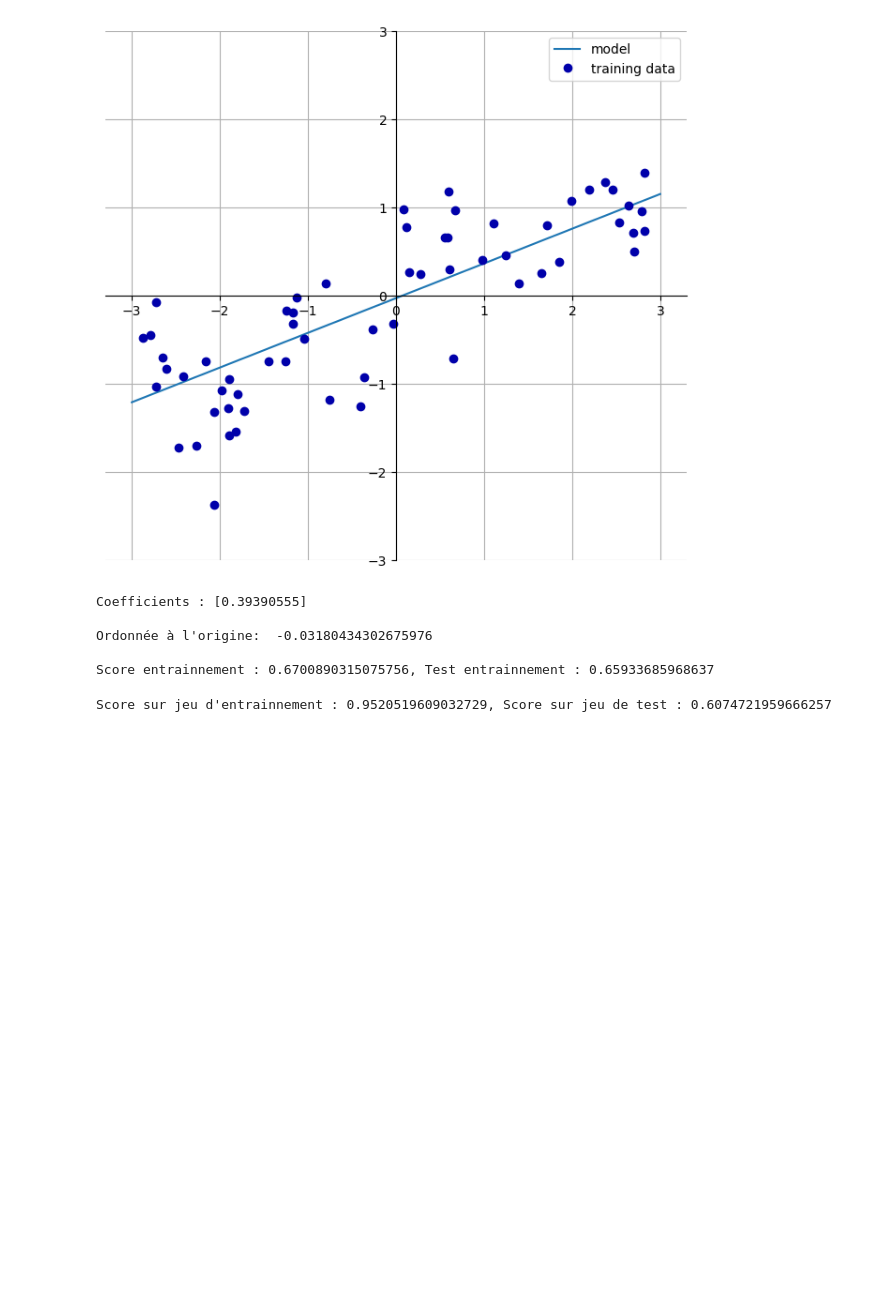
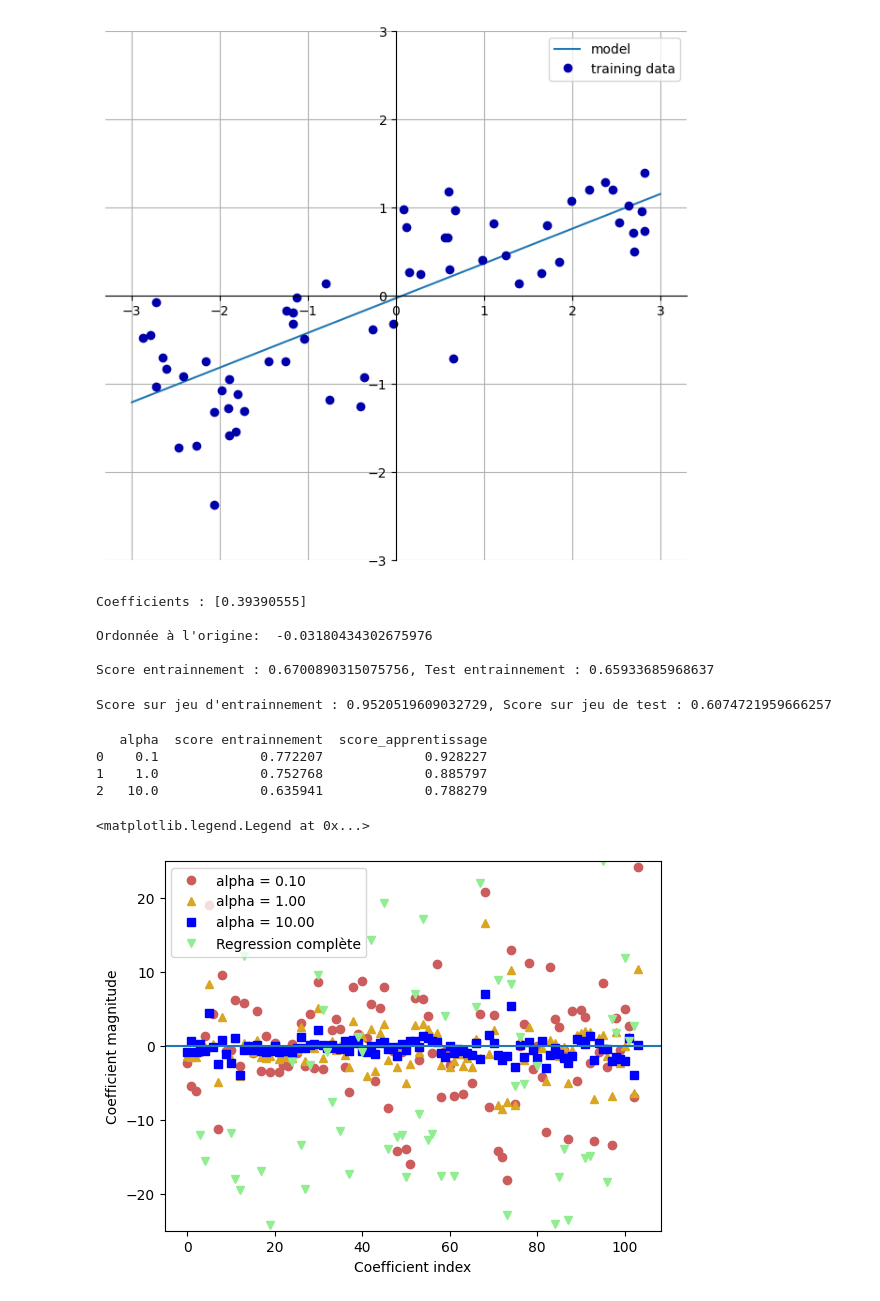
Before and after one commit to 012kirby210/mg-scikitlearn, a Jupyter notebook: [Régression linéaire] Wave.ipynb, the cells around one changed output. Drawn from its saved outputs; the diff is of its cells as text; code cells hidden in the pictures; blank space fills up the shorter version.

```diff
--- a/[Régression linéaire] Wave.ipynb
+++ b/[Régression linéaire] Wave.ipynb
@@ -56,4 +57,45 @@ print("Score sur jeu d'entrainnement : {}, Score sur jeu de test : {}\n".
            linearRegression.score(X_test,y_test)))
 # %% [output]
 Score sur jeu d'entrainnement : 0.9520519609032729, Score sur jeu de test : 0.6074721959666257
+# %%
+# Regression ridge
+alphas = [0.1,1.0,10.0]
+scores_apprentissage = []
+scores_entrainement = []
+coefficients = []
+from sklearn.linear_model import Ridge
+for alpha in alphas :
+    ridge = Ridge(alpha=alpha).fit(X_train,y_train)
+    score_apprentissage = ridge.score(X_train,y_train)
+    score_entrainement = ridge.score(X_test,y_test)
+    coefficients.append(ridge.coef_)
+    scores_apprentissage.append(score_apprentissage)
+    scores_entrainement.append(score_entrainement)
+# display frame of scores upon alpha
+d = { 'alpha': alphas, 'score entrainnement': scores_entrainement, 'score_apprentissage': scores_apprentissage}
+df = pd.DataFrame(data=d)
+print(df)
+
+# display the momdel's coeffs of differents alphas
+shape = ['o','^','s']
+color = ['indianred','goldenrod','blue']
+for index in [0,1,2]:
+    label = "alpha = {:.2f}".format(10**(index-1))
+    plt.plot(coefficients[index],shape[index],c=color[index],label=label)
+# On ajoute le tracé pour les coeffs non régularisés
+plt.plot(linearRegression.coef_, "v", c='lightgreen', label="Regression complète")
+plt.xlabel("Coefficient index")
+plt.ylabel("Coefficient magnitude")
+xlims = plt.xlim()
+plt.hlines(0,xlims[0],xlims[1])
+plt.xlim(xlims)
+plt.ylim(-25,25)
+plt.legend()
+# %% [output]
+   alpha  score entrainnement  score_apprentissage
+0    0.1             0.772207             0.928227
+1    1.0             0.752768             0.885797
+2   10.0             0.635941             0.788279
+<matplotlib.legend.Legend at 0x...>
+[figure, added]
 # %%
```
Also changed, not shown: parts of 2 cells of this notebook.
